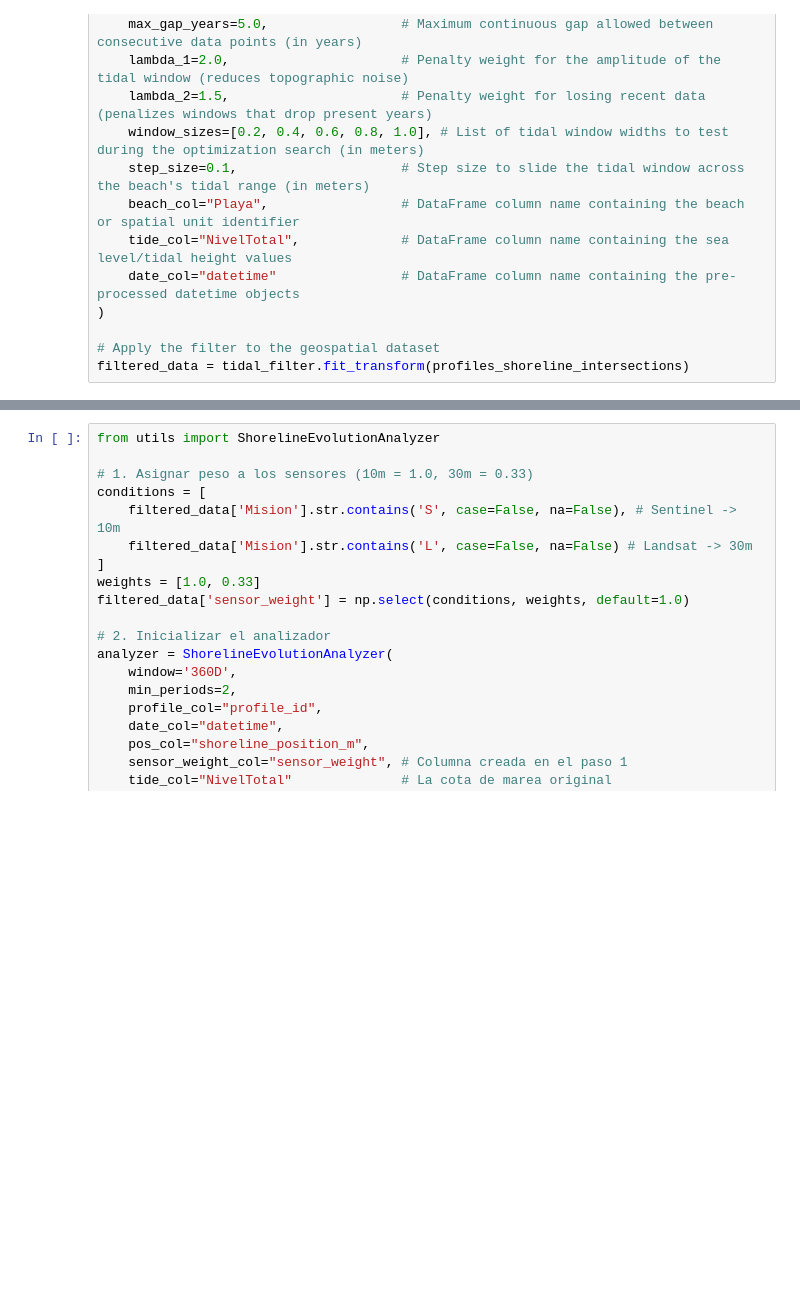
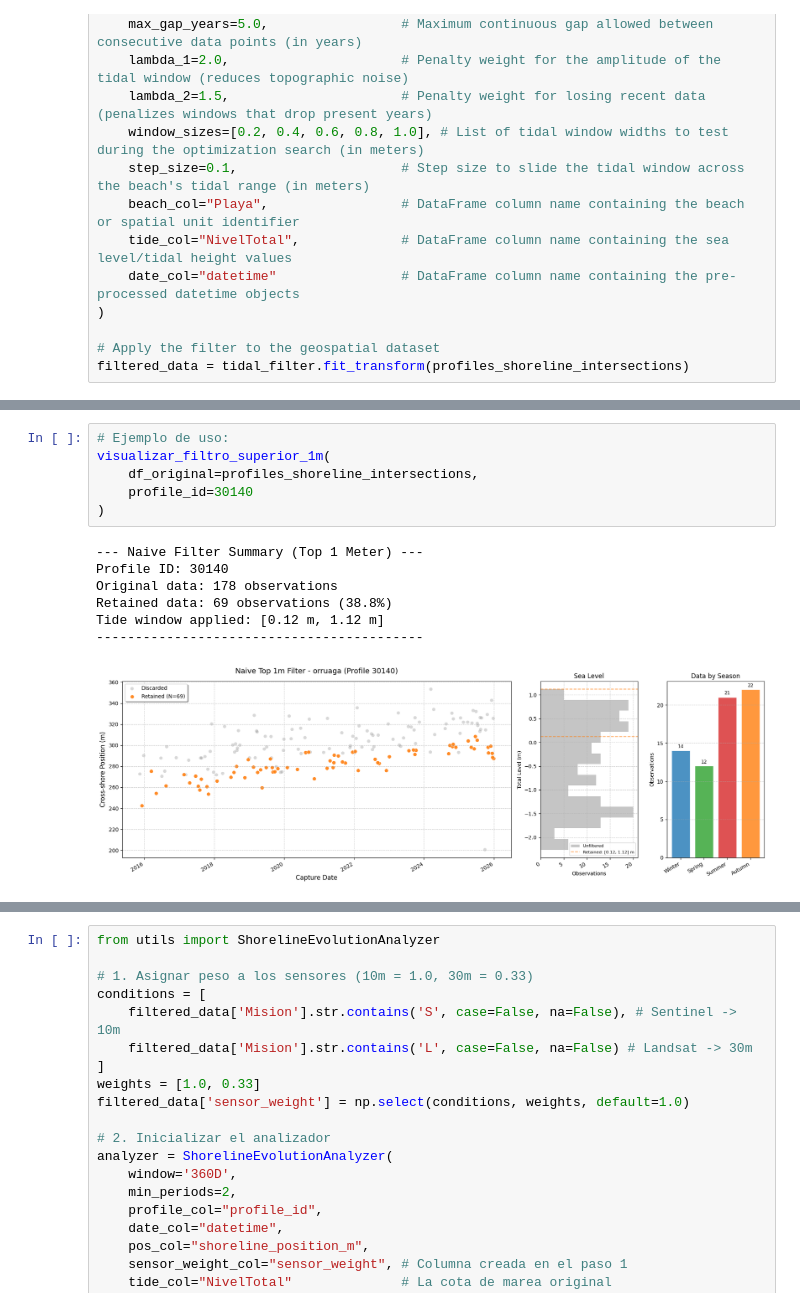
Before and after one commit to AlbertGallegoJimenez/macrotidal_coastal_rates, a Jupyter notebook: nb_test_tasas.ipynb, the cells around one changed output, grey strips where cells are left out. Drawn from its saved outputs; the diff is of its cells as text; blank space fills up the shorter version.

```diff
--- a/nb_test_tasas.ipynb
+++ b/nb_test_tasas.ipynb
@@ -286,0 +489,14 @@ Datos retenidos:  18 líneas (10.1%)
+# %%
+# Ejemplo de uso:
+visualizar_filtro_superior_1m(
+    df_original=profiles_shoreline_intersections,
+    profile_id=30140
+)
+# %% [output]
+--- Naive Filter Summary (Top 1 Meter) ---
+Profile ID: 30140
+Original data: 178 observations
+Retained data: 69 observations (38.8%)
+Tide window applied: [0.12 m, 1.12 m]
+------------------------------------------
+[figure, added]
```
Also changed, not shown: parts of 8 cells of this notebook.
